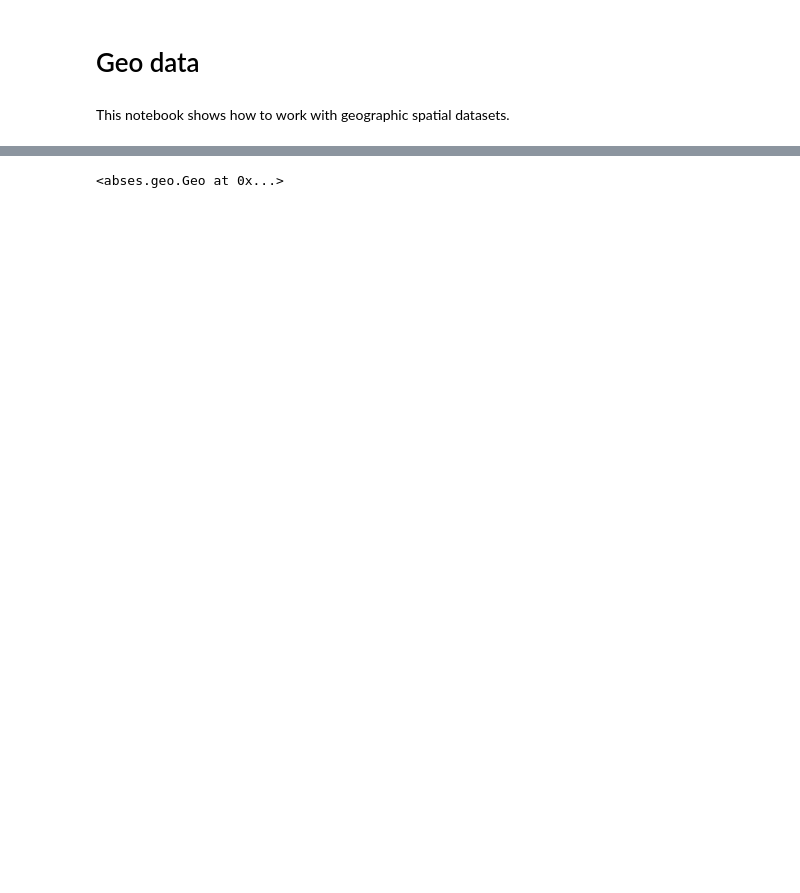
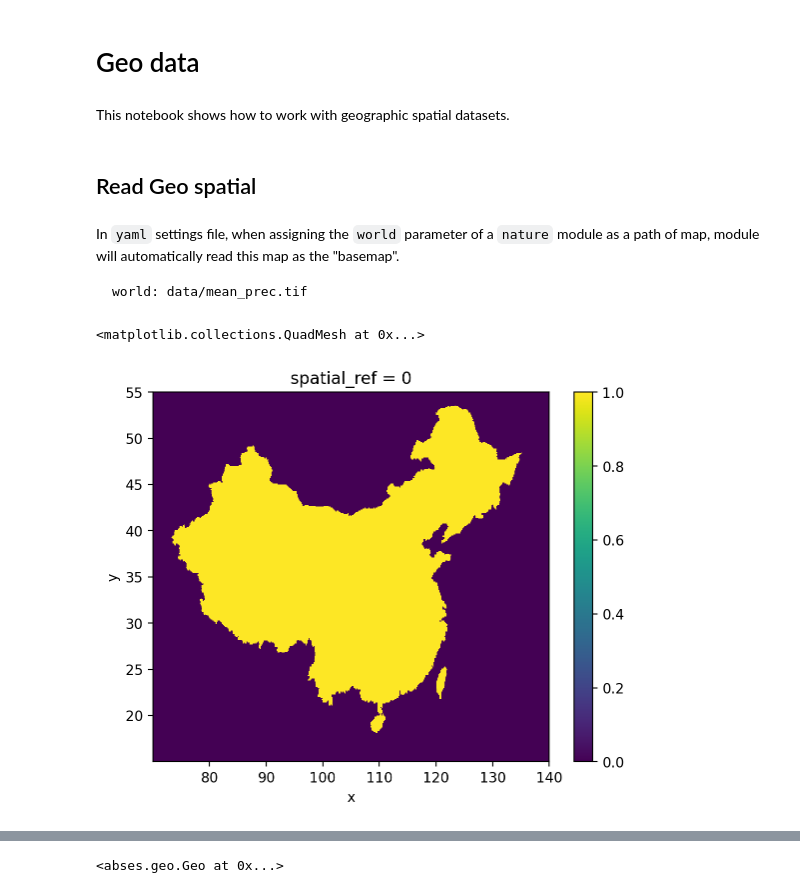
Before and after one commit to ABSESpy/ABSESpy, a Jupyter notebook: docs/notebooks/nature/geodata.ipynb, the cells around one changed output, grey strips where cells are left out. Saved outputs shown, nothing was run; the diff lists cells and outputs as text; code cells hidden in the pictures; blank space fills up the shorter version.

````diff
--- a/docs/notebooks/nature/geodata.ipynb
+++ b/docs/notebooks/nature/geodata.ipynb
@@ -17,3 +17,23 @@ os.chdir("../..")
 %matplotlib inline
 %config InlineBackend.figure_format = 'retina'
 plt.rcParams['axes.facecolor'] = 'white'
+# %% [markdown]
+## Read Geo spatial
+# %% [markdown]
+In `yaml` settings file, when assigning the `world` parameter of a `nature` module as a path of map, module will automatically read this map as the "basemap".
+
+```yaml
+world: data/mean_prec.tif
+```
+# %%
+from abses import MainModel
+
+# as same as read this from `.yaml` file.
+parameters = {'nature': {'world': r"data/mean_prec.tif"}}
+
+model = MainModel(name='geo testing', base='tests', parameters=parameters)
+# %%
+model.nature.accessible.plot()
+# %% [output]
+<matplotlib.collections.QuadMesh at 0x...>
+[figure, added]
````
Also changed, not shown: parts of 18 cells of this notebook, 3 other files.
